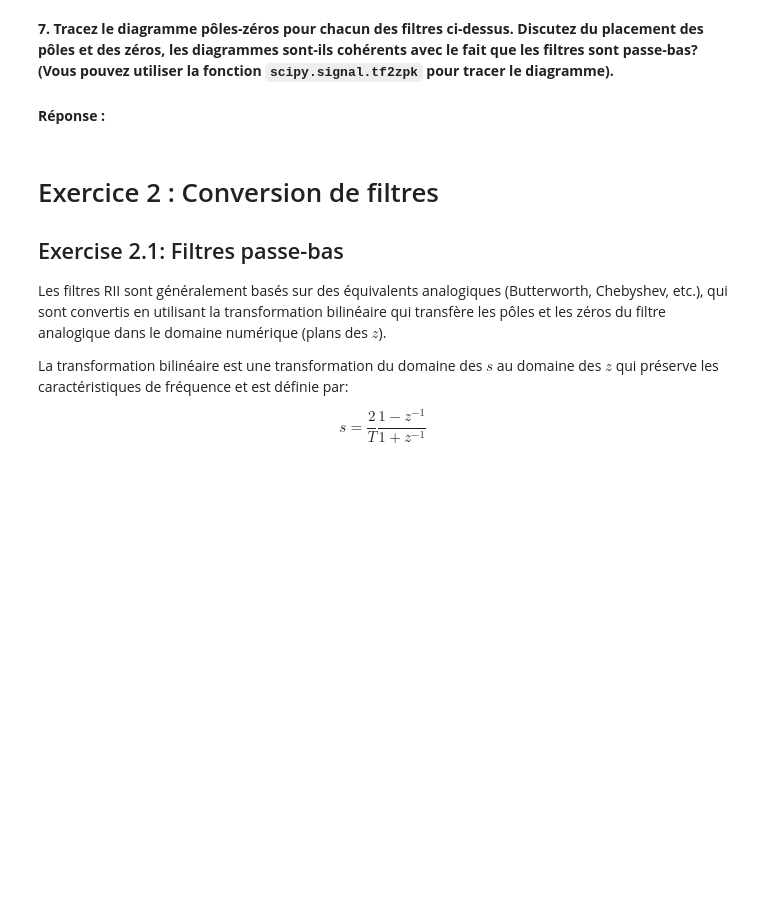
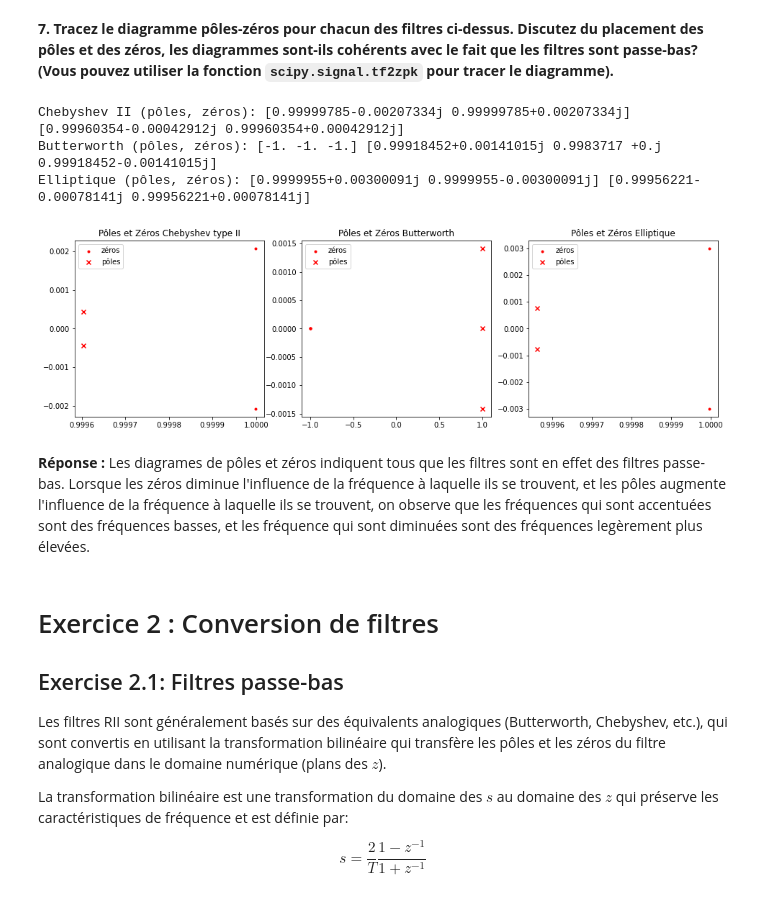
Before and after one commit to ArdenDiak/EE_350, a Jupyter notebook: Lab6/Lab6.ipynb, the cells around one changed output. Cells and saved outputs as stored; diff of their text form; code cells hidden in the pictures; blank space fills up the shorter version.

```diff
--- a/Lab6/Lab6.ipynb
+++ b/Lab6/Lab6.ipynb
@@ -88,5 +209,53 @@ Cependant, les fonctions `butter, cheby` et `ellip` font cette conversion automa
-# %% [markdown]
-**Réponse :**
+# %%
+def graphCircle(ax):
+    x= np.linspace(-1,1,100)
+    y= np.sqrt(1 - (x ** 2))
+
+    ax.plot(x,y, color='b')
+    ax.plot(x,-y, color='b')
+
+[N,w_3dB]= signal.buttord(wp, ws, d1, d2, fs=F_e)
+[z_butter, p_butter, k] = signal.butter(3, w_3dB, fs=F_e, output='zpk')
+
+[z_cheby, p_cheby, k] = signal.cheby2(2, np.abs(-22.0), ws, fs=F_e, output='zpk')
+
+[N, wn]= signal.ellipord(wp, ws, d1, d2, fs=F_e)
+[z_ellip, p_ellip, k] = signal.ellip(2, np.abs(-1), np.abs(-22.0), wn, fs=F_e, output='zpk')
+
+fig, axs= plt.subplots(1,3, figsize=(16,4.5))
+fig.subplots_adjust(hspace = 1.4)
+
+print("Chebyshev II (pôles, zéros):",z_cheby, p_cheby)
+axs[0].scatter(z_cheby.real, z_cheby.imag, color='r', marker='.', label='zéros')
+axs[0].scatter(p_cheby.real, p_cheby.imag, color='r', marker='x', label='pôles')
+#graphCircle(axs[0])
+
+print("Butterworth (pôles, zéros):",z_butter, p_butter)
+axs[1].scatter(z_butter.real, z_butter.imag, color='r', marker='.', label='zéros')
+axs[1].scatter(p_butter.real, p_butter.imag, color='r', marker='x', label='pôles')
+#graphCircle(axs[1])
+
+print("Elliptique (pôles, zéros):",z_ellip, p_ellip)
+axs[2].scatter(z_ellip.real, z_ellip.imag, color='r', marker='.', label='zéros')
+axs[2].scatter(p_ellip.real, p_ellip.imag, color='r', marker='x', label='pôles')
+#graphCircle(axs[2])
+
+axs[0].set_title('Pôles et Zéros Chebyshev type II')
+axs[1].set_title('Pôles et Zéros Butterworth')
+axs[2].set_title('Pôles et Zéros Elliptique')
+
+axs[0].legend()
+axs[1].legend()
+axs[2].legend()
+plt.show()
+# %% [output]
+Chebyshev II (pôles, zéros): [0.99999785-0.00207334j 0.99999785+0.00207334j] [0.99960354-0.00042912j 0.99960354+0.00042912j]
+Butterworth (pôles, zéros): [-1. -1. -1.] [0.99918452+0.00141015j 0.9983717 +0.j         0.99918452-0.00141015j]
+Elliptique (pôles, zéros): [0.9999955+0.00300091j 0.9999955-0.00300091j] [0.99956221-0.00078141j 0.99956221+0.00078141j]
+[figure, added]
+# %% [markdown]
+**Réponse :**
+Les diagrames de pôles et zéros indiquent tous que les filtres sont en effet des filtres passe-bas. Lorsque les zéros diminue l'influence de la fréquence à laquelle ils se trouvent, et les pôles augmente l'influence de la fréquence à laquelle ils se trouvent, on observe que les fréquences qui sont accentuées sont des fréquences basses, et les fréquence qui sont diminuées sont des fréquences legèrement plus élevées.
 # %% [markdown]
 # Exercice 2 : Conversion de filtres
 
```
Also changed, not shown: parts of 16 cells of this notebook.
